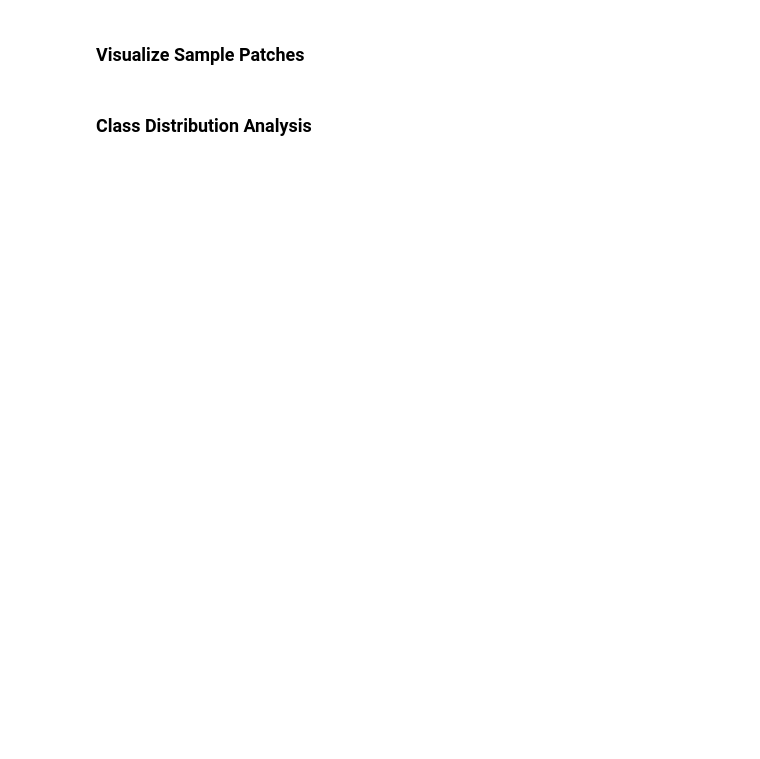
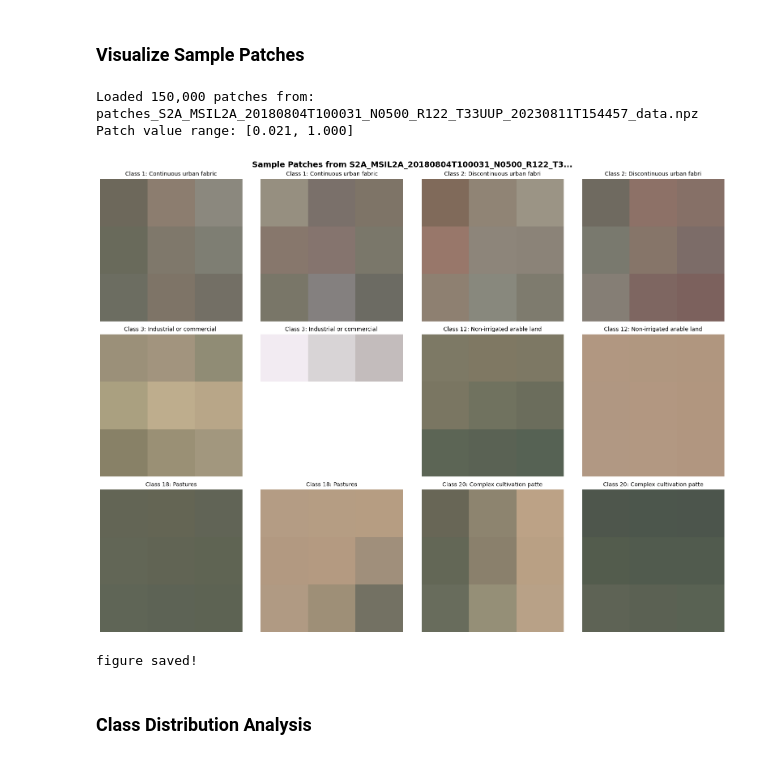
Before and after one commit to MinasMayth/iceland-course, a Jupyter notebook: notebooks/iceland-ml/lab4_2_patch_extraction.ipynb, the cells around one changed output. Cells and saved outputs as stored; diff of their text form; code cells hidden in the pictures; blank space fills up the shorter version.

```diff
--- a/notebooks/iceland-ml/lab4_2_patch_extraction.ipynb
+++ b/notebooks/iceland-ml/lab4_2_patch_extraction.ipynb
@@ -147,10 +154,10 @@ USER = os.environ.get('USER', 'user')
 
 # --- Path Configuration ---
 # Directory containing aligned data from Lab 4.1
-ALIGNED_DATA_DIR = f"/p/scratch/training2600/{USER}/aligned_data"
+ALIGNED_DATA_DIR = f"/p/scratch/training2600/{USER}/data/aligned_data"
 
 # Output directory for training patches
-OUTPUT_DIR = f"/p/scratch/training2600/{USER}/training_data"
+OUTPUT_DIR = f"/p/scratch/training2600/{USER}/data/training_data"
 
 # --- Tile Selection ---
 # Options:
@@ -166,7 +173,7 @@ TILE_LIST = [
 # --- Patch Extraction Parameters ---
 PATCH_SIZE = 3       # Size in pixels (3 = 30m x 30m at 10m resolution)
 STRIDE = None        # Stride for extraction (None = same as PATCH_SIZE, no overlap)
-MAX_PATCHES = 50000  # Maximum patches per tile
+MAX_PATCHES = 150000  # Maximum patches per tile
 
 # --- Normalization Settings ---
 # Options: 'minmax', 'zscore', 'percentile', 'none'
@@ -667,4 +738,5 @@ for result in all_results:
 # %%
+
 def visualize_patches(patches, labels, n_samples=12, title="Sample Patches"):
     """
     Visualize sample patches with their labels.
@@ -701,33 +773,43 @@ def visualize_patches(patches, labels, n_samples=12, title="Sample Patches"):
         rgb_upscaled = np.repeat(np.repeat(rgb, 20, axis=0), 20, axis=1)
 
         axes[i].imshow(rgb_upscaled)
         class_name = CORINE_CLASSES.get(label, "Unknown")[:25]
         axes[i].set_title(f"Class {label}: {class_name}", fontsize=10)
         axes[i].axis('off')
 
     # Hide unused axes
     for i in range(len(sample_indices), len(axes)):
         axes[i].axis('off')
 
     plt.suptitle(title, fontsize=14, fontweight='bold')
     plt.tight_layout()
+
+    output_dir = Path(os.getenv('PROJECT_training2600')) / os.getenv('USER') / 'results'
+    output_dir.mkdir(parents=True, exist_ok=True)
+    # plt.savefig(output_dir / "patches_viz.png")
     plt.show()
+    print("figure saved!")
 
 
 # Load and visualize first successful result
 successful_results = [r for r in all_results if r['status'] in ['success', 'skipped'] and r['output_file']]
 
 if successful_results:
     result = successful_results[0]
     data = np.load(result['output_file'])
     patches = data['patches']
     labels = data['labels']
 
     print(f"Loaded {len(patches):,} patches from: {Path(result['output_file']).name}")
     print(f"Patch value range: [{patches.min():.3f}, {patches.max():.3f}]")
     visualize_patches(patches, labels, n_samples=12, title=f"Sample Patches from {result['tile'][:40]}...")
 else:
     print("No successful results to visualize.")
+# %% [output]
+Loaded 150,000 patches from: patches_S2A_MSIL2A_20180804T100031_N0500_R122_T33UUP_20230811T154457_data.npz
+Patch value range: [0.021, 1.000]
+[figure, added]
+figure saved!
 # %% [markdown]
 ### Class Distribution Analysis
 # %%
```
Also changed, not shown: parts of 13 cells of this notebook, 43 other files.
